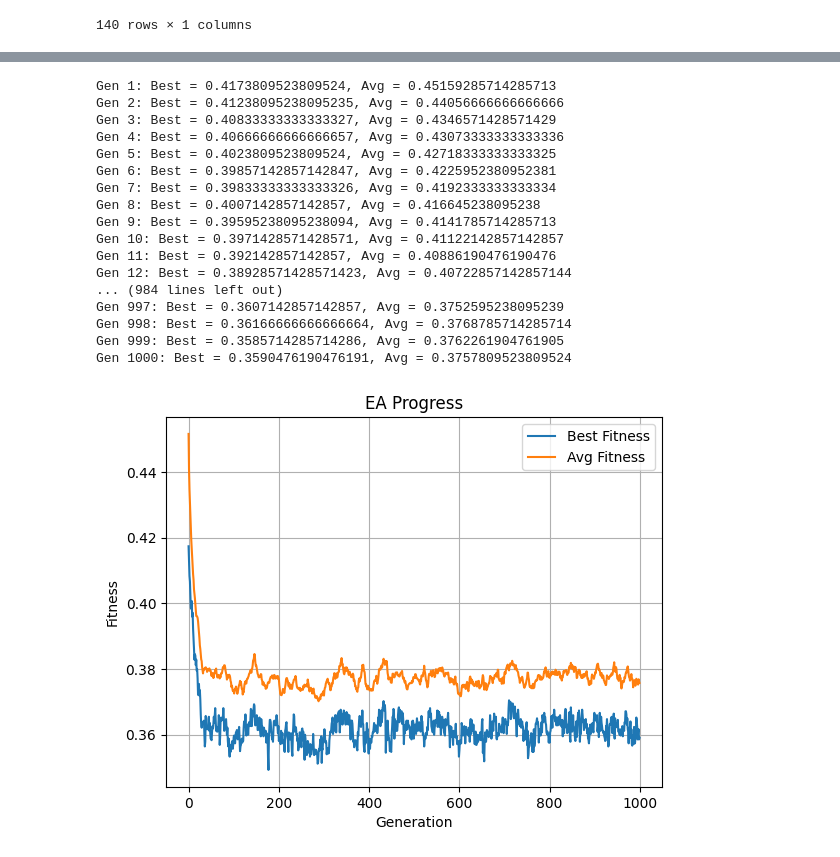
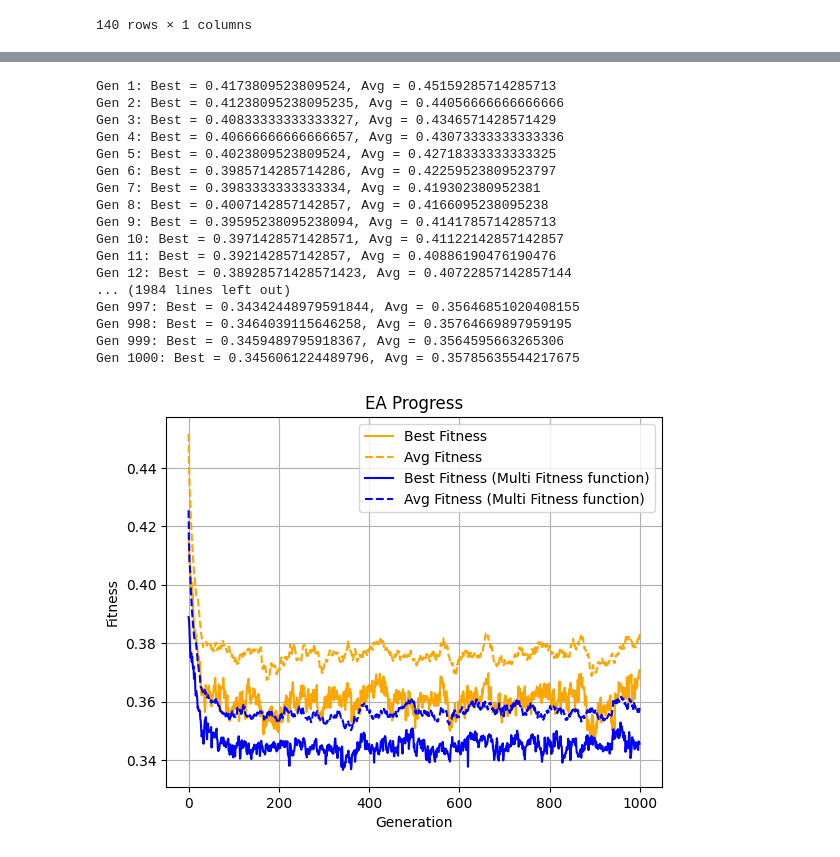
Before and after one commit to VaggelisSpi/NaCo_Project, a Jupyter notebook: project/calculations.ipynb, the cells around one changed output, grey strips where cells are left out. Saved outputs shown, nothing was run; the diff lists cells and outputs as text; code cells hidden in the pictures.

Commit message:
fitness function

```diff
--- a/project/calculations.ipynb
+++ b/project/calculations.ipynb
@@ -71,4 +71,20 @@ fpep_scores
  0.41428571428571426]
+# %%
+def fitness(fpep_scores_set):
+    if len(fpep_scores_set) == 0:
+        return np.inf
+
+    # Minimize avg fpep
+    avg_fpep = np.mean(fpep_scores_set)
+
+    # Maximize different kinds of fpep
+    different_fpep = np.vnpar(fpep_scores_set)
+
+    # 1 & 0    is the same as what we had before
+    weight_avg = 1
+    weight_different = 3.0
+
+    return (weight_avg * avg_fpep) - (weight_different * different_fpep)
 # %%
 ea = EA(
     data=fpep_scores,
@@ -82,36 +98,50 @@ ea = EA(
     seed=42
 )
 best_individual, best_fitness, fitness_avg, fitness_best = ea.run()
+
+m_ea = EA(
+    data=fpep_scores,
+    N=100,
+    sigma=30,
+    K=2,
+    p=0.1,
+    mu=0.01,
+    T=1000,
+    f=fitness,
+    seed=42
+)
+multi_best_individual, multi_best_fitness, multi_fitness_avg, multi_fitness_best = m_ea.run()
 # %% [output]
 Gen 1: Best = 0.4173809523809524, Avg = 0.45159285714285713
 Gen 2: Best = 0.41238095238095235, Avg = 0.44056666666666666
 Gen 3: Best = 0.40833333333333327, Avg = 0.4346571428571429
 Gen 4: Best = 0.40666666666666657, Avg = 0.43073333333333336
 Gen 5: Best = 0.4023809523809524, Avg = 0.42718333333333325
-Gen 6: Best = 0.39857142857142847, Avg = 0.4225952380952381
-Gen 7: Best = 0.39833333333333326, Avg = 0.4192333333333334
-Gen 8: Best = 0.4007142857142857, Avg = 0.416645238095238
+Gen 6: Best = 0.3985714285714286, Avg = 0.42259523809523797
+Gen 7: Best = 0.3983333333333334, Avg = 0.419302380952381
+Gen 8: Best = 0.4007142857142857, Avg = 0.4166095238095238
 Gen 9: Best = 0.39595238095238094, Avg = 0.4141785714285713
 Gen 10: Best = 0.3971428571428571, Avg = 0.41122142857142857
 Gen 11: Best = 0.392142857142857, Avg = 0.40886190476190476
 Gen 12: Best = 0.38928571428571423, Avg = 0.40722857142857144
-... (984 lines left out)
-Gen 997: Best = 0.3607142857142857, Avg = 0.3752595238095239
-Gen 998: Best = 0.36166666666666664, Avg = 0.3768785714285714
-Gen 999: Best = 0.3585714285714286, Avg = 0.3762261904761905
-Gen 1000: Best = 0.3590476190476191, Avg = 0.3757809523809524
+... (1984 lines left out)
+Gen 997: Best = 0.34342448979591844, Avg = 0.35646851020408155
+Gen 998: Best = 0.3464039115646258, Avg = 0.35764669897959195
+Gen 999: Best = 0.3459489795918367, Avg = 0.3564595663265306
+Gen 1000: Best = 0.3456061224489796, Avg = 0.35785635544217675
 # %%
-
-plt.plot(fitness_best, label='Best Fitness')
-plt.plot(fitness_avg, label='Avg Fitness')
+plt.plot(fitness_best, label='Best Fitness', linestyle='-', color='orange')
+plt.plot(fitness_avg, label='Avg Fitness', linestyle='--', color='orange')
+plt.plot(multi_fitness_best, label='Best Fitness (Multi Fitness function)', linestyle='-', color='blue')
+plt.plot(multi_fitness_avg, label='Avg Fitness (Multi Fitness function)', linestyle='--', color='blue')
 plt.xlabel("Generation")
 plt.ylabel("Fitness")
 plt.title("EA Progress")
 plt.legend()
 plt.grid(True)
 plt.show()
 # %% [output]
-[figure, old version]
+[figure, new version]
 # %%
 optimal_peptides = [peptides[i] for i in best_individual]
 optimal_peptides
```
Also changed, not shown: parts of 3 cells of this notebook.
